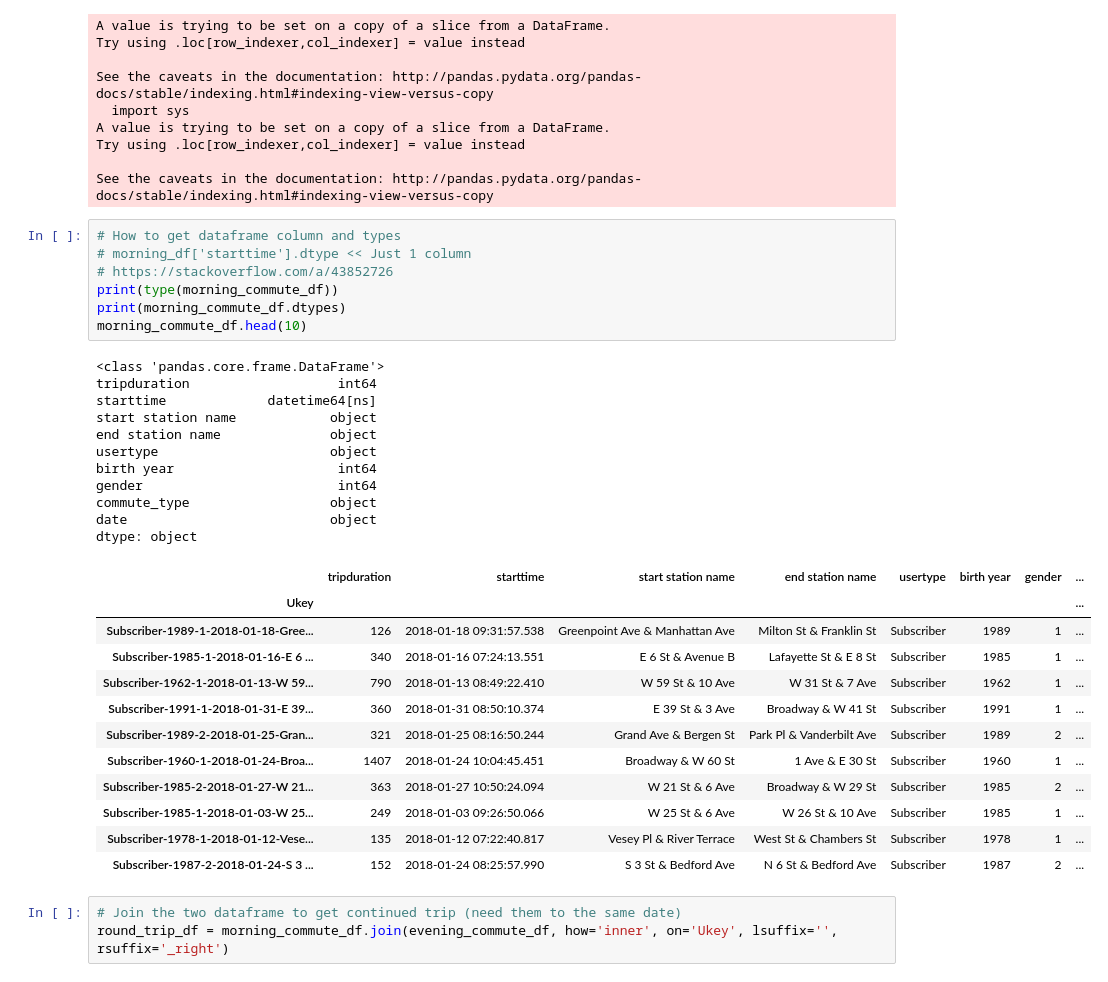
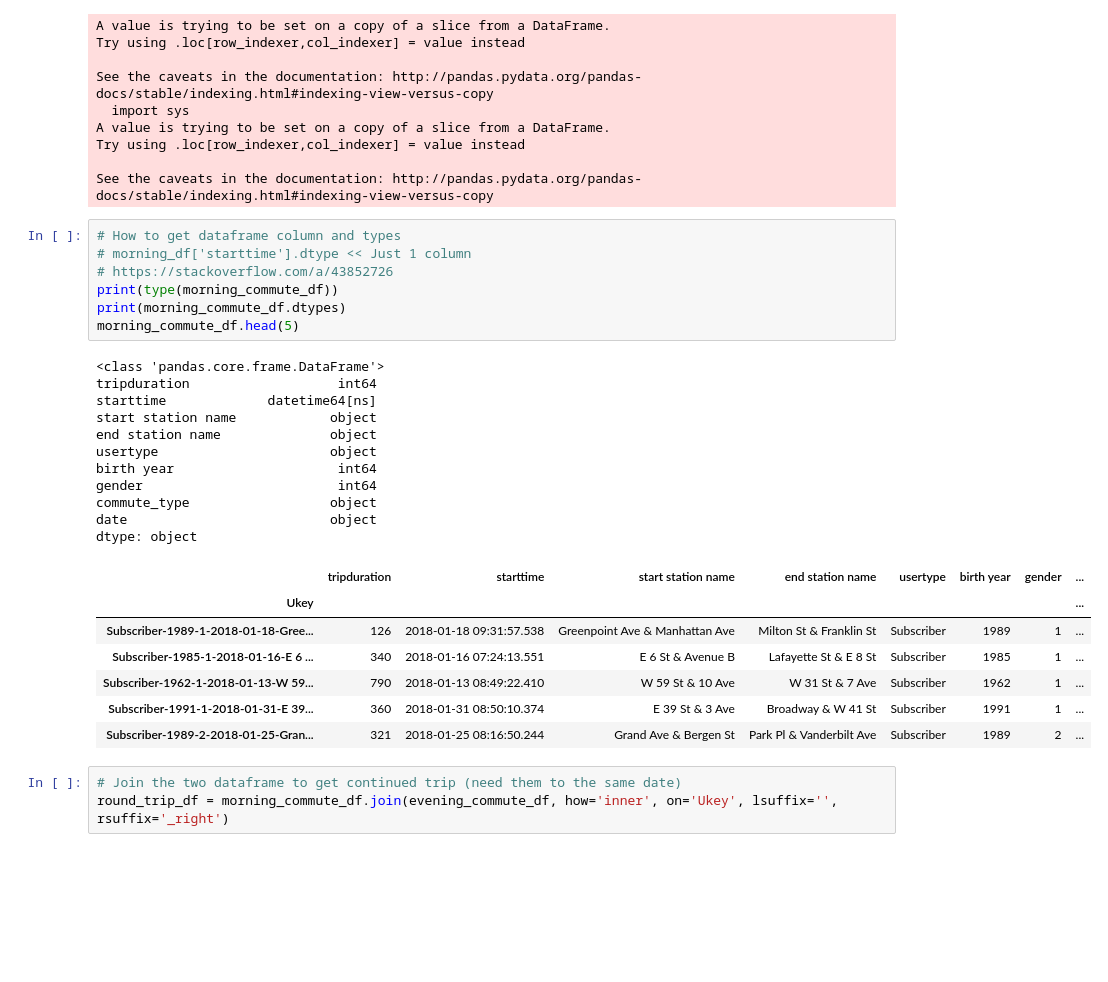
Before and after one commit to ygchan/Citibike, a Jupyter notebook: Main.ipynb, the cells around one changed output. Cells and saved outputs as stored; diff of their text form; blank space fills up the shorter version.

```diff
--- a/Main.ipynb
+++ b/Main.ipynb
@@ -647,34 +643,29 @@ See the caveats in the documentation: http://pandas.pydata.org/pandas-docs/stabl
 # %%
 # How to get dataframe column and types
 # morning_df['starttime'].dtype << Just 1 column
 # https://stackoverflow.com/a/43852726
 print(type(morning_commute_df))
 print(morning_commute_df.dtypes)
-morning_commute_df.head(10)
+morning_commute_df.head(5)
 # %% [output]
 <class 'pandas.core.frame.DataFrame'>
 tripduration                   int64
 starttime             datetime64[ns]
 start station name            object
 end station name              object
 usertype                      object
 birth year                     int64
 gender                         int64
 commute_type                  object
 date                          object
 dtype: object
 |  | tripduration | starttime | start station name | end station name | usertype | birth year | gender | ... |
 | Ukey |  |  |  |  |  |  |  | ... |
 | Subscriber-1989-1-2018-01-18-Gree... | 126 | 2018-01-18 09:31:57.538 | Greenpoint Ave & Manhattan Ave | Milton St & Franklin St | Subscriber | 1989 | 1 | ... |
 | Subscriber-1985-1-2018-01-16-E 6 ... | 340 | 2018-01-16 07:24:13.551 | E 6 St & Avenue B | Lafayette St & E 8 St | Subscriber | 1985 | 1 | ... |
 | Subscriber-1962-1-2018-01-13-W 59... | 790 | 2018-01-13 08:49:22.410 | W 59 St & 10 Ave | W 31 St & 7 Ave | Subscriber | 1962 | 1 | ... |
 | Subscriber-1991-1-2018-01-31-E 39... | 360 | 2018-01-31 08:50:10.374 | E 39 St & 3 Ave | Broadway & W 41 St | Subscriber | 1991 | 1 | ... |
 | Subscriber-1989-2-2018-01-25-Gran... | 321 | 2018-01-25 08:16:50.244 | Grand Ave & Bergen St | Park Pl & Vanderbilt Ave | Subscriber | 1989 | 2 | ... |
-| Subscriber-1960-1-2018-01-24-Broa... | 1407 | 2018-01-24 10:04:45.451 | Broadway & W 60 St | 1 Ave & E 30 St | Subscriber | 1960 | 1 | ... |
-| Subscriber-1985-2-2018-01-27-W 21... | 363 | 2018-01-27 10:50:24.094 | W 21 St & 6 Ave | Broadway & W 29 St | Subscriber | 1985 | 2 | ... |
-| Subscriber-1985-1-2018-01-03-W 25... | 249 | 2018-01-03 09:26:50.066 | W 25 St & 6 Ave | W 26 St & 10 Ave | Subscriber | 1985 | 1 | ... |
-| Subscriber-1978-1-2018-01-12-Vese... | 135 | 2018-01-12 07:22:40.817 | Vesey Pl & River Terrace | West St & Chambers St | Subscriber | 1978 | 1 | ... |
-| Subscriber-1987-2-2018-01-24-S 3 ... | 152 | 2018-01-24 08:25:57.990 | S 3 St & Bedford Ave | N 6 St & Bedford Ave | Subscriber | 1987 | 2 | ... |
 # %%
 # Join the two dataframe to get continued trip (need them to the same date)
 round_trip_df = morning_commute_df.join(evening_commute_df, how='inner', on='Ukey', lsuffix='', rsuffix='_right')
```
Also changed, not shown: parts of 5 cells of this notebook.
